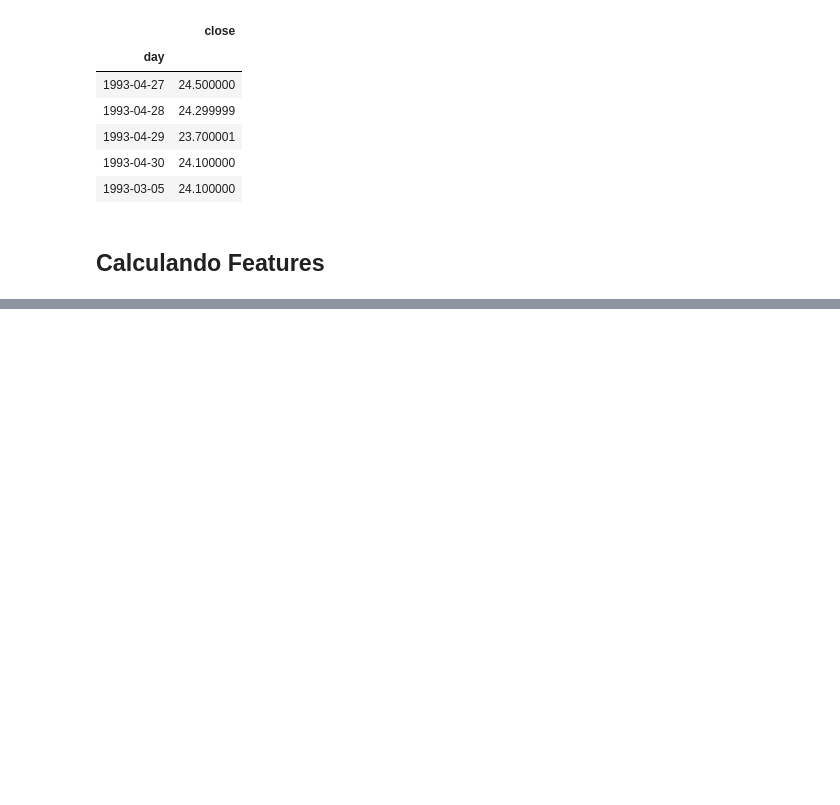
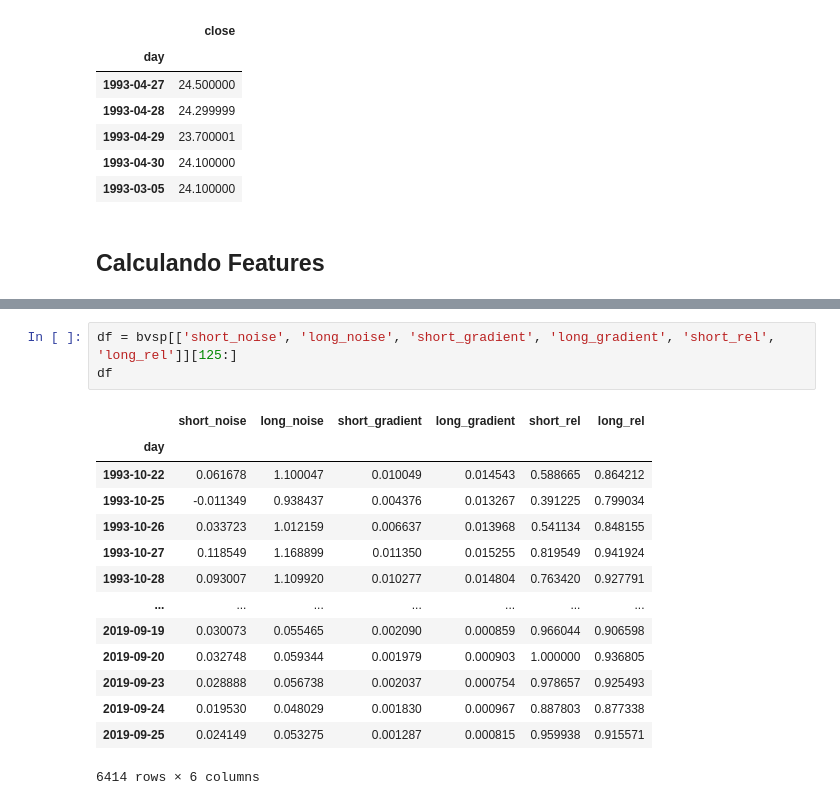
Before and after one commit to E-Trindade/complex_networks-bvsp, a Jupyter notebook: Ep2.ipynb, the cells around one changed output, grey strips where cells are left out. Drawn from its saved outputs; the diff is of its cells as text; blank space fills up the shorter version.

```diff
--- a/Ep2.ipynb
+++ b/Ep2.ipynb
@@ -74,0 +72,18 @@ bvsp[123:].head(15)
+# %%
+df = bvsp[['short_noise', 'long_noise', 'short_gradient', 'long_gradient', 'short_rel', 'long_rel']][125:]
+df
+# %% [output]
+|  | short_noise | long_noise | short_gradient | long_gradient | short_rel | long_rel |
+| day |  |  |  |  |  |  |
+| 1993-10-22 | 0.061678 | 1.100047 | 0.010049 | 0.014543 | 0.588665 | 0.864212 |
+| 1993-10-25 | -0.011349 | 0.938437 | 0.004376 | 0.013267 | 0.391225 | 0.799034 |
+| 1993-10-26 | 0.033723 | 1.012159 | 0.006637 | 0.013968 | 0.541134 | 0.848155 |
+| 1993-10-27 | 0.118549 | 1.168899 | 0.011350 | 0.015255 | 0.819549 | 0.941924 |
+| 1993-10-28 | 0.093007 | 1.109920 | 0.010277 | 0.014804 | 0.763420 | 0.927791 |
+| ... | ... | ... | ... | ... | ... | ... |
+| 2019-09-19 | 0.030073 | 0.055465 | 0.002090 | 0.000859 | 0.966044 | 0.906598 |
+| 2019-09-20 | 0.032748 | 0.059344 | 0.001979 | 0.000903 | 1.000000 | 0.936805 |
+| 2019-09-23 | 0.028888 | 0.056738 | 0.002037 | 0.000754 | 0.978657 | 0.925493 |
+| 2019-09-24 | 0.019530 | 0.048029 | 0.001830 | 0.000967 | 0.887803 | 0.877338 |
+| 2019-09-25 | 0.024149 | 0.053275 | 0.001287 | 0.000815 | 0.959938 | 0.915571 |
+6414 rows × 6 columns
```
Also changed, not shown: parts of 8 cells of this notebook.
